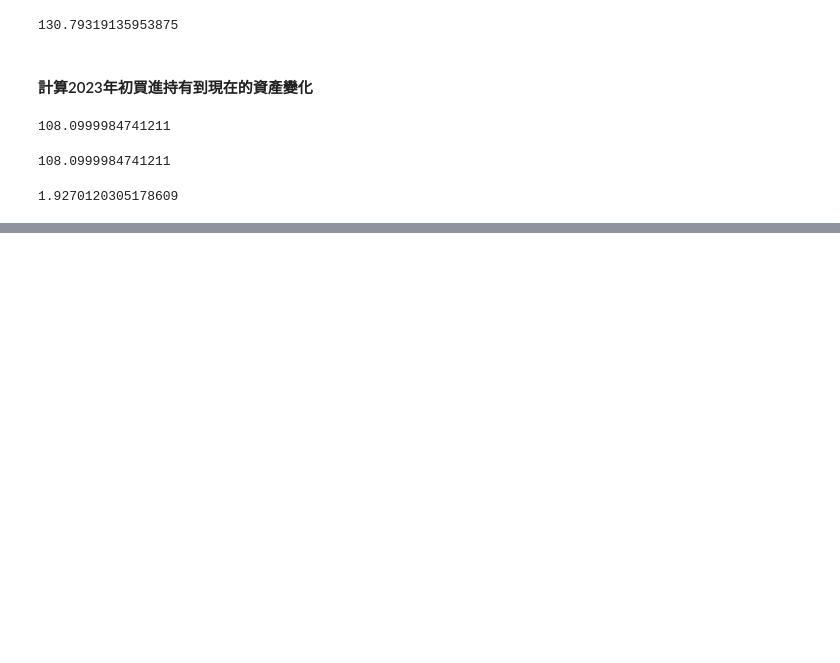
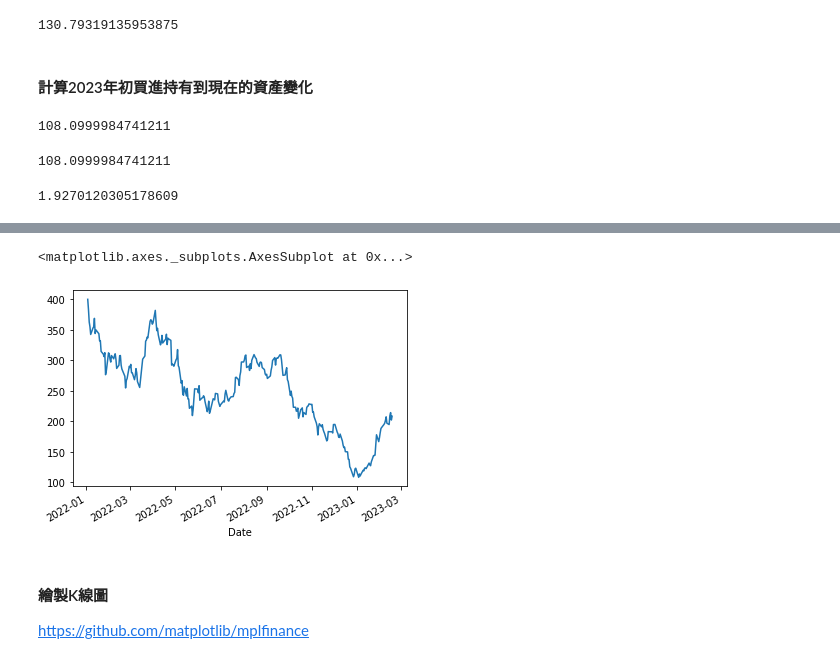
Before and after one commit to pooyalHsu/20230205python, a Jupyter notebook: 20230219_筆記.ipynb, the cells around one changed output, grey strips where cells are left out. Cells and saved outputs as stored; diff of their text form; code cells hidden in the pictures; blank space fills up the shorter version.

```diff
--- a/20230219_筆記.ipynb
+++ b/20230219_筆記.ipynb
@@ -688,0 +766,10 @@ df.loc['2023'].Close[-1]/df.loc['2023'].Close[0]
+# %%
+#2022年至今的收盤
+df.loc['2022':].Close.plot()
+# %% [output]
+<matplotlib.axes._subplots.AxesSubplot at 0x...>
+[figure, added]
+# %% [markdown]
+#### 繪製K線圖
+
+https://github.com/matplotlib/mplfinance
```
Also changed, not shown: parts of 10 cells of this notebook.
